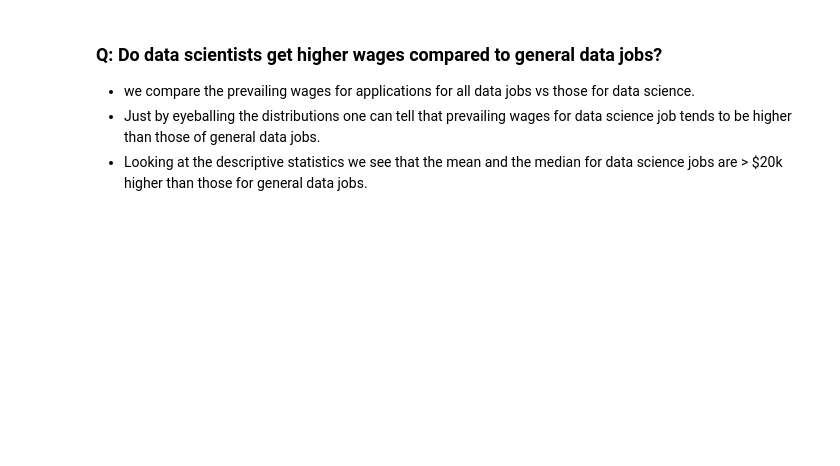
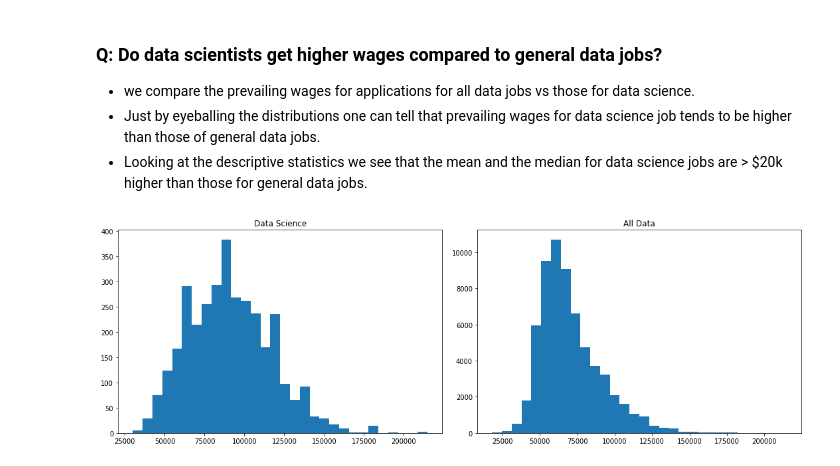
Before and after one commit to dileepkini/H1B-Applications, a Jupyter notebook: H_1B_petitions.ipynb, the cells around one changed output. Cells and saved outputs as stored; diff of their text form; code cells hidden in the pictures; blank space fills up the shorter version.

```diff
--- a/H_1B_petitions.ipynb
+++ b/H_1B_petitions.ipynb
@@ -277,10 +324,12 @@ for i, row in usa.iterrows():
 - Just by eyeballing the distributions one can tell that prevailing wages for data science job tends to be higher than those of general data jobs.
 - Looking at the descriptive statistics we see that the mean and the median for data science jobs are > $20k higher than those for general data jobs.
 # %%
-fig, axs = plt.subplots(1, 2, sharey=False, tight_layout=True)
+fig, axs = plt.subplots(1, 2, sharey=False, tight_layout=True, figsize=(15,5))
 axs[0].set_title('Data Science')
 axs[0].hist(df[df['is_data_science']].PREVAILING_WAGE.values, bins=30);
 axs[1].set_title('All Data')
 axs[1].hist(df[df['is_data_related']].PREVAILING_WAGE.values, bins=30);
+# %% [output]
+[figure, added]
 # %%
 df[df['is_data_science']].PREVAILING_WAGE.describe()
```
Also changed, not shown: parts of 25 cells of this notebook.
